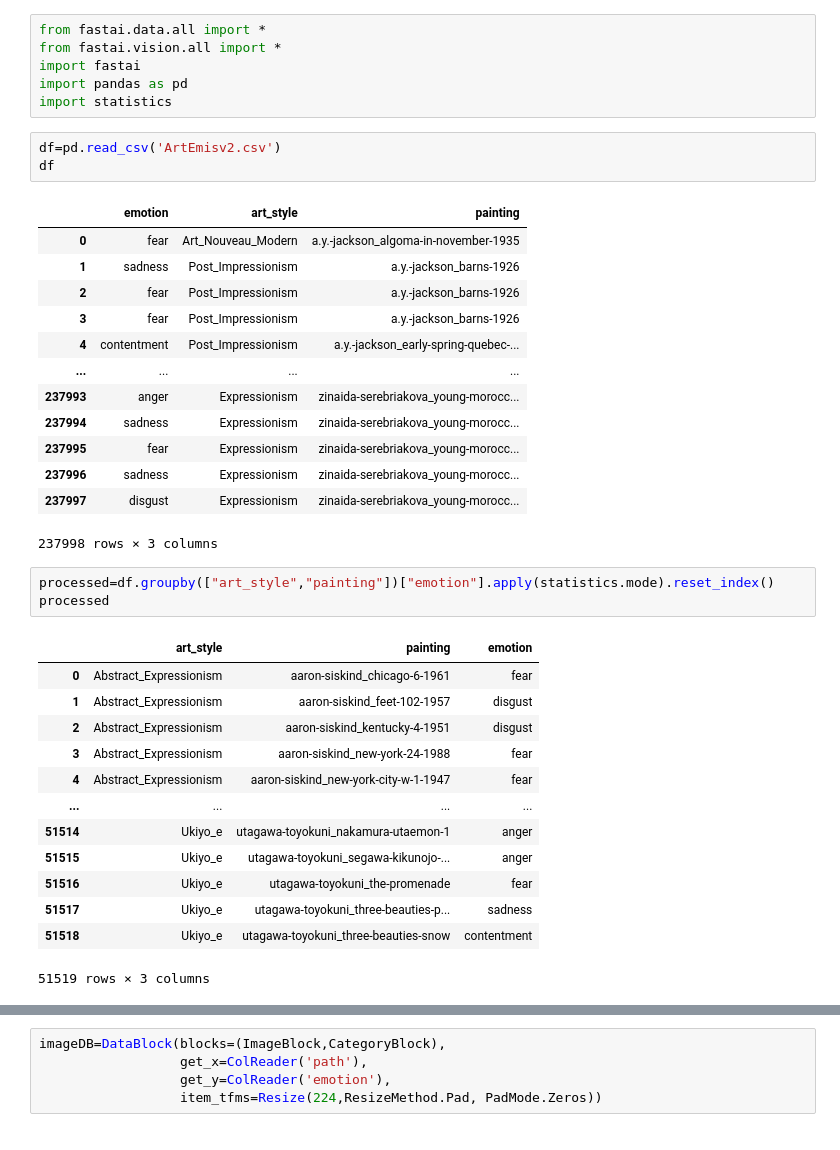
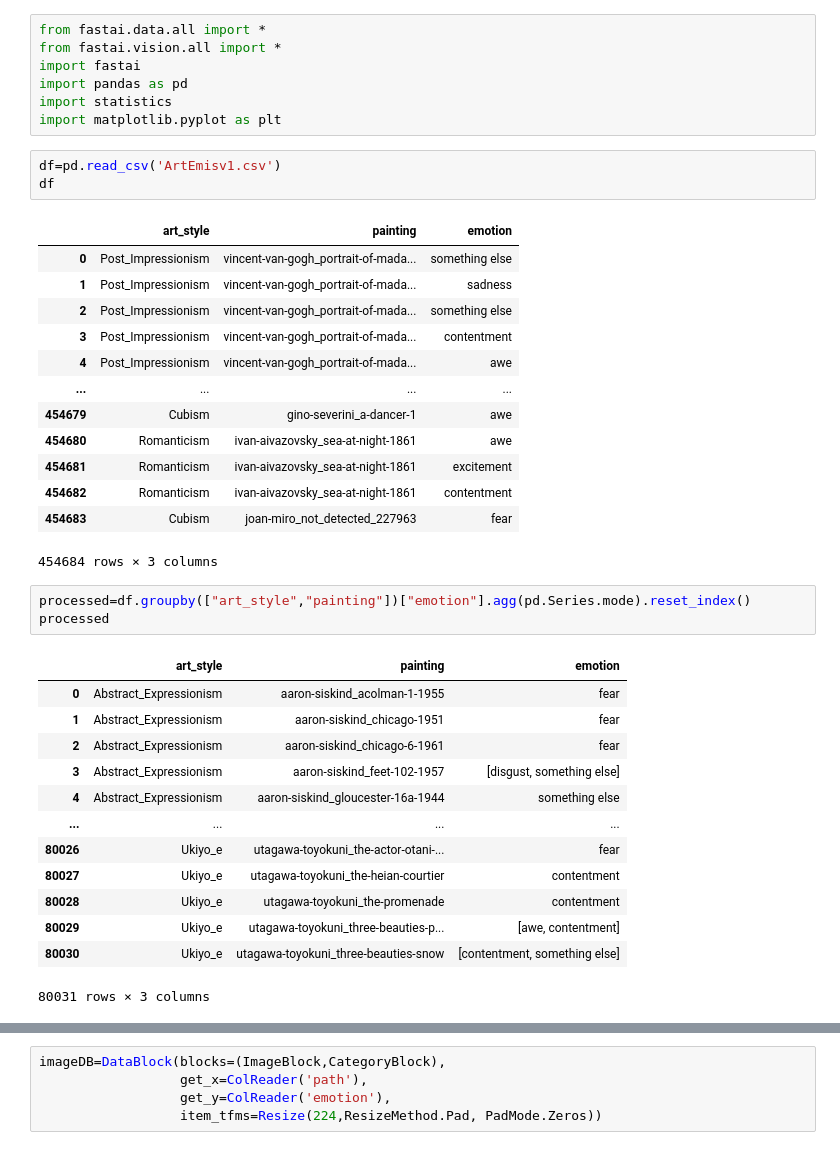
Before and after one commit to ArenLYT/EmotionalArtGeneration, a Jupyter notebook: Classifier.ipynb, the cells around one changed output, grey strips where cells are left out. Saved outputs shown, nothing was run; the diff lists cells and outputs as text.

```diff
--- a/Classifier.ipynb
+++ b/Classifier.ipynb
@@ -4,37 +4,38 @@ from fastai.vision.all import *
 import fastai
 import pandas as pd
 import statistics
+import matplotlib.pyplot as plt
 # %%
-df=pd.read_csv('ArtEmisv2.csv')
+df=pd.read_csv('ArtEmisv1.csv')
 df
 # %% [output]
-|  | emotion | art_style | painting |
-| 0 | fear | Art_Nouveau_Modern | a.y.-jackson_algoma-in-november-1935 |
-| 1 | sadness | Post_Impressionism | a.y.-jackson_barns-1926 |
-| 2 | fear | Post_Impressionism | a.y.-jackson_barns-1926 |
-| 3 | fear | Post_Impressionism | a.y.-jackson_barns-1926 |
-| 4 | contentment | Post_Impressionism | a.y.-jackson_early-spring-quebec-... |
+|  | art_style | painting | emotion |
+| 0 | Post_Impressionism | vincent-van-gogh_portrait-of-mada... | something else |
+| 1 | Post_Impressionism | vincent-van-gogh_portrait-of-mada... | sadness |
+| 2 | Post_Impressionism | vincent-van-gogh_portrait-of-mada... | something else |
+| 3 | Post_Impressionism | vincent-van-gogh_portrait-of-mada... | contentment |
+| 4 | Post_Impressionism | vincent-van-gogh_portrait-of-mada... | awe |
 | ... | ... | ... | ... |
-| 237993 | anger | Expressionism | zinaida-serebriakova_young-morocc... |
-| 237994 | sadness | Expressionism | zinaida-serebriakova_young-morocc... |
-| 237995 | fear | Expressionism | zinaida-serebriakova_young-morocc... |
-| 237996 | sadness | Expressionism | zinaida-serebriakova_young-morocc... |
-| 237997 | disgust | Expressionism | zinaida-serebriakova_young-morocc... |
+| 454679 | Cubism | gino-severini_a-dancer-1 | awe |
+| 454680 | Romanticism | ivan-aivazovsky_sea-at-night-1861 | awe |
+| 454681 | Romanticism | ivan-aivazovsky_sea-at-night-1861 | excitement |
+| 454682 | Romanticism | ivan-aivazovsky_sea-at-night-1861 | contentment |
+| 454683 | Cubism | joan-miro_not_detected_227963 | fear |
-237998 rows × 3 columns
+454684 rows × 3 columns
 # %%
-processed=df.groupby(["art_style","painting"])["emotion"].apply(statistics.mode).reset_index()
+processed=df.groupby(["art_style","painting"])["emotion"].agg(pd.Series.mode).reset_index()
 processed
 # %% [output]
 |  | art_style | painting | emotion |
-| 0 | Abstract_Expressionism | aaron-siskind_chicago-6-1961 | fear |
-| 1 | Abstract_Expressionism | aaron-siskind_feet-102-1957 | disgust |
-| 2 | Abstract_Expressionism | aaron-siskind_kentucky-4-1951 | disgust |
-| 3 | Abstract_Expressionism | aaron-siskind_new-york-24-1988 | fear |
-| 4 | Abstract_Expressionism | aaron-siskind_new-york-city-w-1-1947 | fear |
+| 0 | Abstract_Expressionism | aaron-siskind_acolman-1-1955 | fear |
+| 1 | Abstract_Expressionism | aaron-siskind_chicago-1951 | fear |
+| 2 | Abstract_Expressionism | aaron-siskind_chicago-6-1961 | fear |
+| 3 | Abstract_Expressionism | aaron-siskind_feet-102-1957 | [disgust, something else] |
+| 4 | Abstract_Expressionism | aaron-siskind_gloucester-16a-1944 | something else |
 | ... | ... | ... | ... |
-| 51514 | Ukiyo_e | utagawa-toyokuni_nakamura-utaemon-1 | anger |
-| 51515 | Ukiyo_e | utagawa-toyokuni_segawa-kikunojo-... | anger |
-| 51516 | Ukiyo_e | utagawa-toyokuni_the-promenade | fear |
-| 51517 | Ukiyo_e | utagawa-toyokuni_three-beauties-p... | sadness |
-| 51518 | Ukiyo_e | utagawa-toyokuni_three-beauties-snow | contentment |
+| 80026 | Ukiyo_e | utagawa-toyokuni_the-actor-otani-... | fear |
+| 80027 | Ukiyo_e | utagawa-toyokuni_the-heian-courtier | contentment |
+| 80028 | Ukiyo_e | utagawa-toyokuni_the-promenade | contentment |
+| 80029 | Ukiyo_e | utagawa-toyokuni_three-beauties-p... | [awe, contentment] |
+| 80030 | Ukiyo_e | utagawa-toyokuni_three-beauties-snow | [contentment, something else] |
-51519 rows × 3 columns
+80031 rows × 3 columns
```
Also changed, not shown: parts of 13 cells of this notebook.
